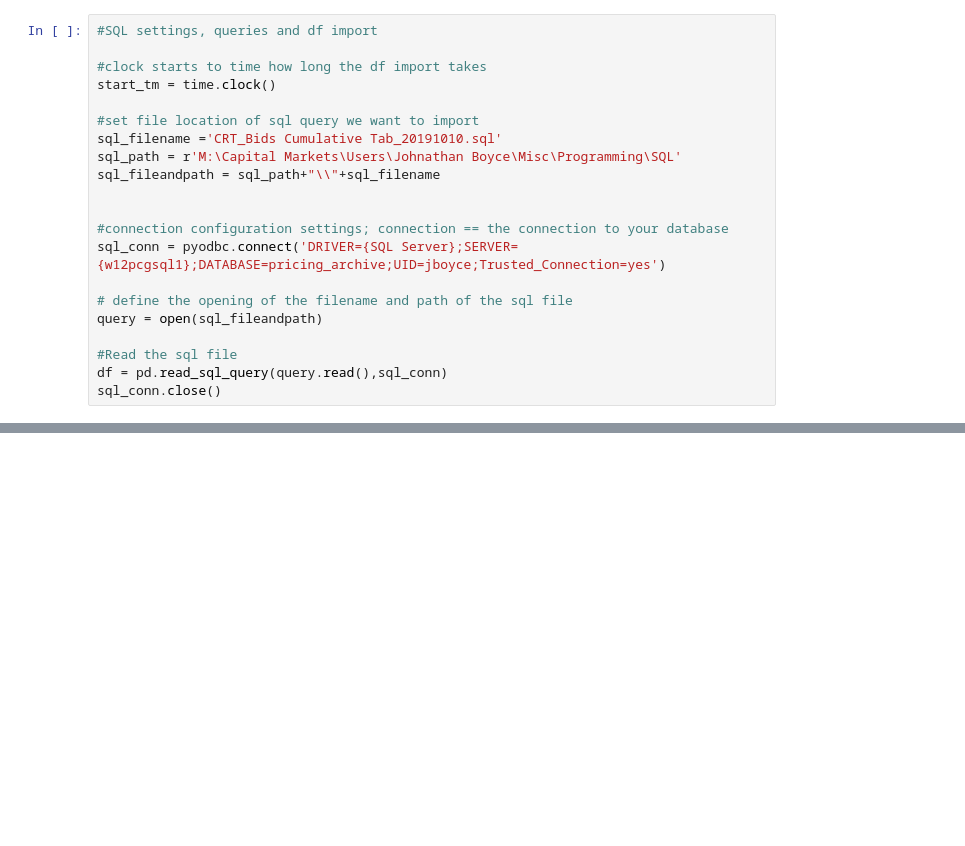
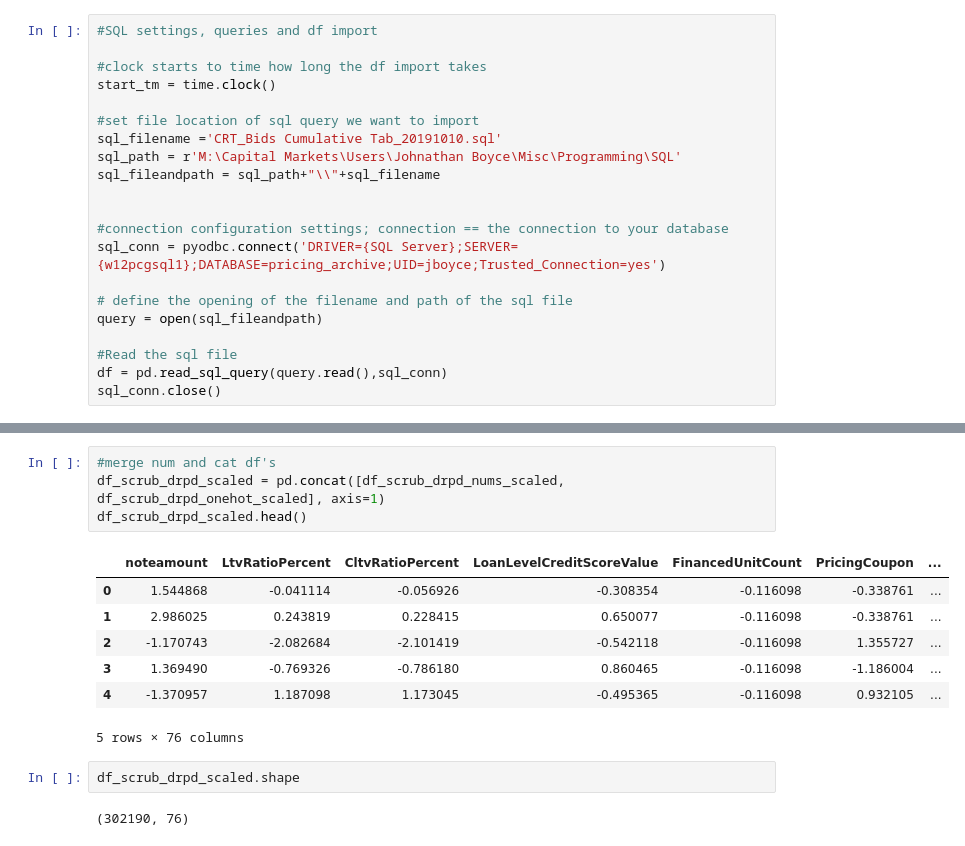
Before and after one commit to jboyce95/CRT_Report, a Jupyter notebook: Untitled2_onehotdone.ipynb, the cells around one changed output, grey strips where cells are left out. Saved outputs shown, nothing was run; the diff lists cells and outputs as text; blank space fills up the shorter version.

```diff
--- a/Untitled2_onehotdone.ipynb
+++ b/Untitled2_onehotdone.ipynb
@@ -276,0 +324,16 @@ array([[-0.10923689, -0.05145289, -0.04663808, -0.3031493 , -0.62897524,
+# %%
+#merge num and cat df's
+df_scrub_drpd_scaled = pd.concat([df_scrub_drpd_nums_scaled, df_scrub_drpd_onehot_scaled], axis=1)
+df_scrub_drpd_scaled.head()
+# %% [output]
+|  | noteamount | LtvRatioPercent | CltvRatioPercent | LoanLevelCreditScoreValue | FinancedUnitCount | PricingCoupon | ... |
+| 0 | 1.544868 | -0.041114 | -0.056926 | -0.308354 | -0.116098 | -0.338761 | ... |
+| 1 | 2.986025 | 0.243819 | 0.228415 | 0.650077 | -0.116098 | -0.338761 | ... |
+| 2 | -1.170743 | -2.082684 | -2.101419 | -0.542118 | -0.116098 | 1.355727 | ... |
+| 3 | 1.369490 | -0.769326 | -0.786180 | 0.860465 | -0.116098 | -1.186004 | ... |
+| 4 | -1.370957 | 1.187098 | 1.173045 | -0.495365 | -0.116098 | 0.932105 | ... |
+5 rows × 76 columns
+# %%
+df_scrub_drpd_scaled.shape
+# %% [output]
+(302190, 76)
```
Also changed, not shown: parts of 24 cells of this notebook.
